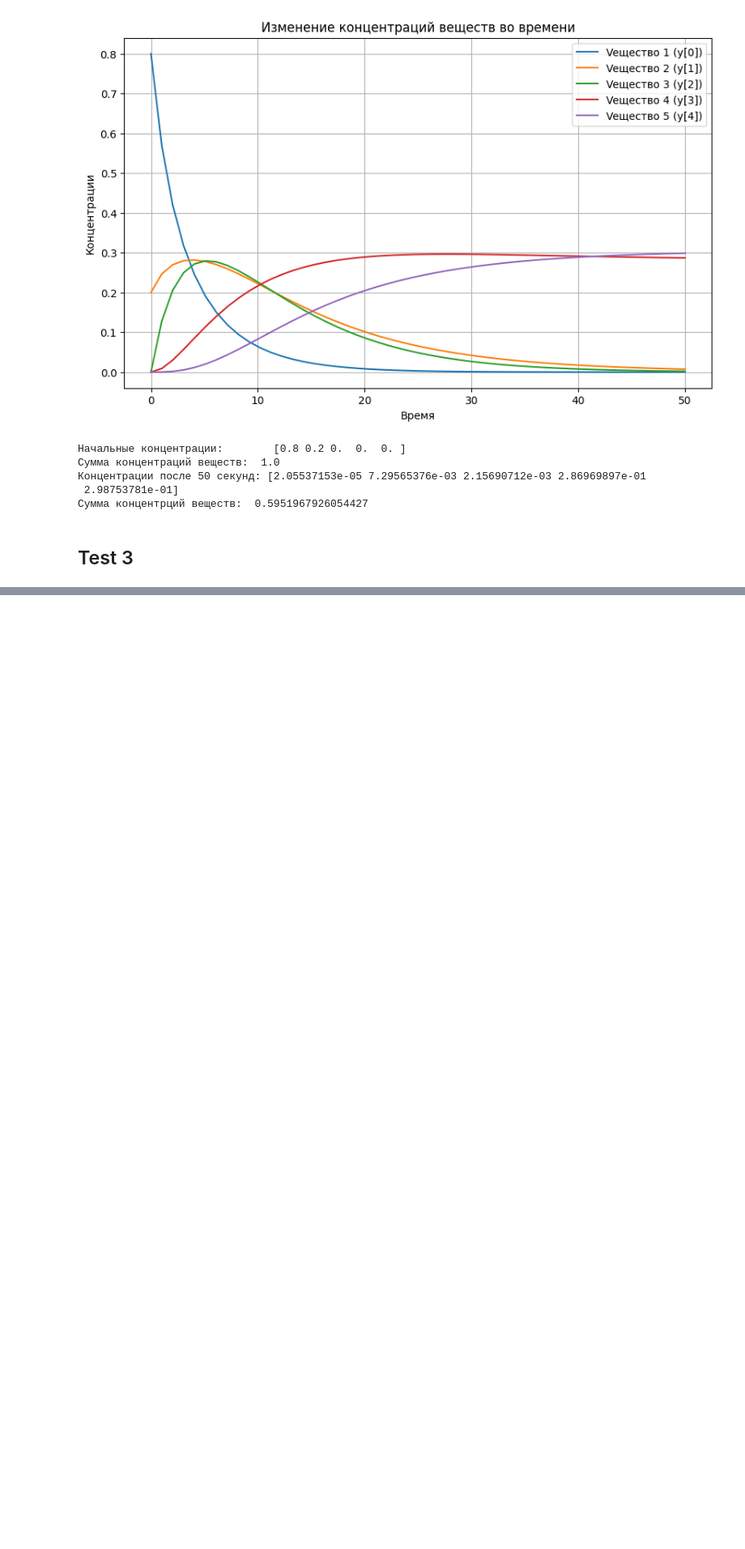
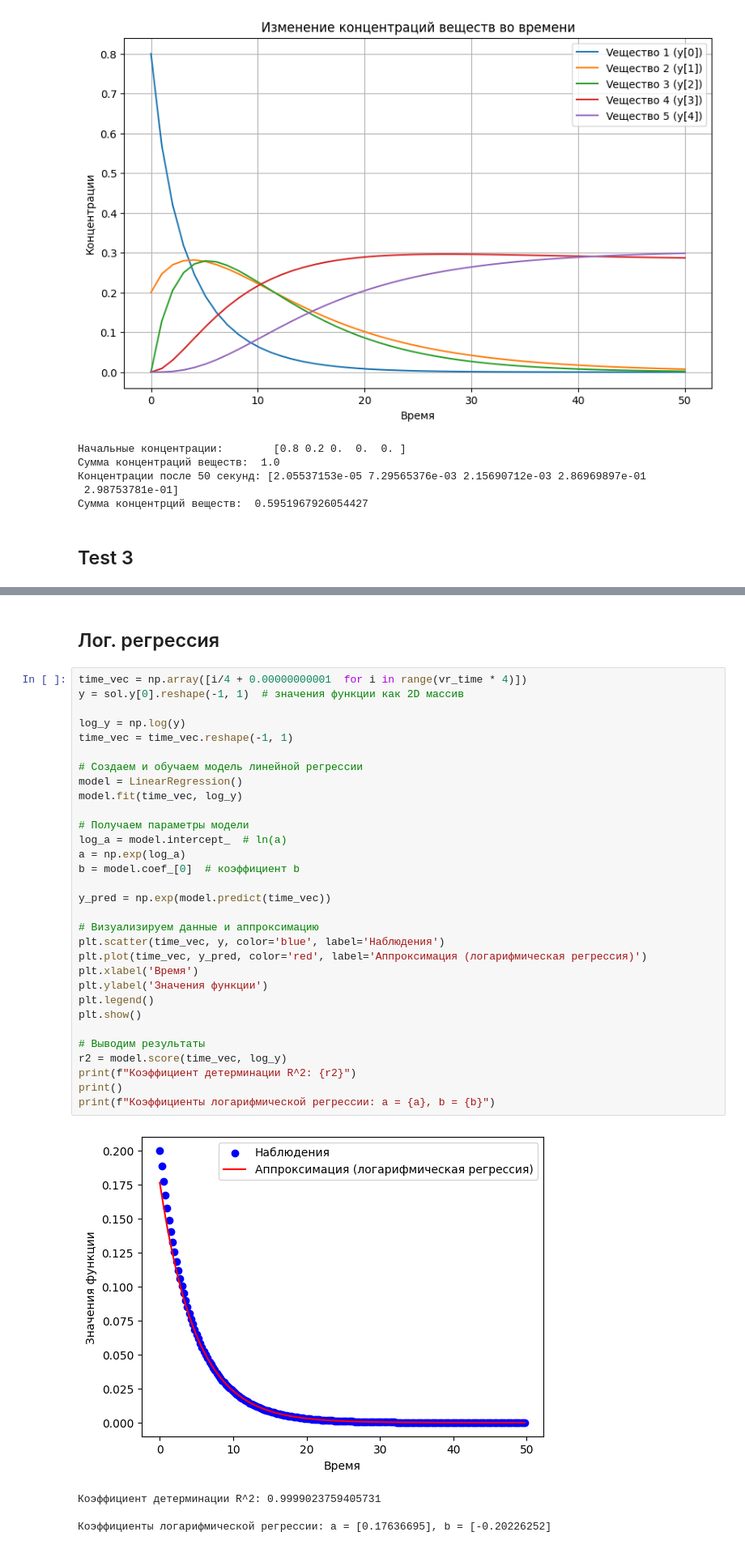
Before and after one commit to Lirik-17/Chemistry, a Jupyter notebook: My_chem_gen/Задача Бориса.ipynb, the cells around one changed output, grey strips where cells are left out. Shown: that part at 81% size. Cells and saved outputs as stored; diff of their text form; blank space fills up the shorter version.

```diff
--- a/My_chem_gen/Задача Бориса.ipynb
+++ b/My_chem_gen/Задача Бориса.ipynb
@@ -297,0 +417,38 @@ print("Сумма концентрций веществ: ", sum(sol.y[:, vr_time
+# %% [markdown]
+## Лог. регрессия
+# %%
+time_vec = np.array([i/4 + 0.00000000001  for i in range(vr_time * 4)])
+y = sol.y[0].reshape(-1, 1)  # значения функции как 2D массив
+
+log_y = np.log(y)
+time_vec = time_vec.reshape(-1, 1)
+
+# Создаем и обучаем модель линейной регрессии
+model = LinearRegression()
+model.fit(time_vec, log_y)
+
+# Получаем параметры модели
+log_a = model.intercept_  # ln(a)
+a = np.exp(log_a)
+b = model.coef_[0]  # коэффициент b
+
+y_pred = np.exp(model.predict(time_vec))
+
+# Визуализируем данные и аппроксимацию
+plt.scatter(time_vec, y, color='blue', label='Наблюдения')
+plt.plot(time_vec, y_pred, color='red', label='Аппроксимация (логарифмическая регрессия)')
+plt.xlabel('Время')
+plt.ylabel('Значения функции')
+plt.legend()
+plt.show()
+
+# Выводим результаты
+r2 = model.score(time_vec, log_y)
+print(f"Коэффициент детерминации R^2: {r2}")
+print()
+print(f"Коэффициенты логарифмической регрессии: a = {a}, b = {b}")
+# %% [output]
+[figure, added]
+Коэффициент детерминации R^2: 0.9999023759405731
+
+Коэффициенты логарифмической регрессии: a = [0.17636695], b = [-0.20226252]
```
Also changed, not shown: parts of 12 cells of this notebook, 1 other file.
